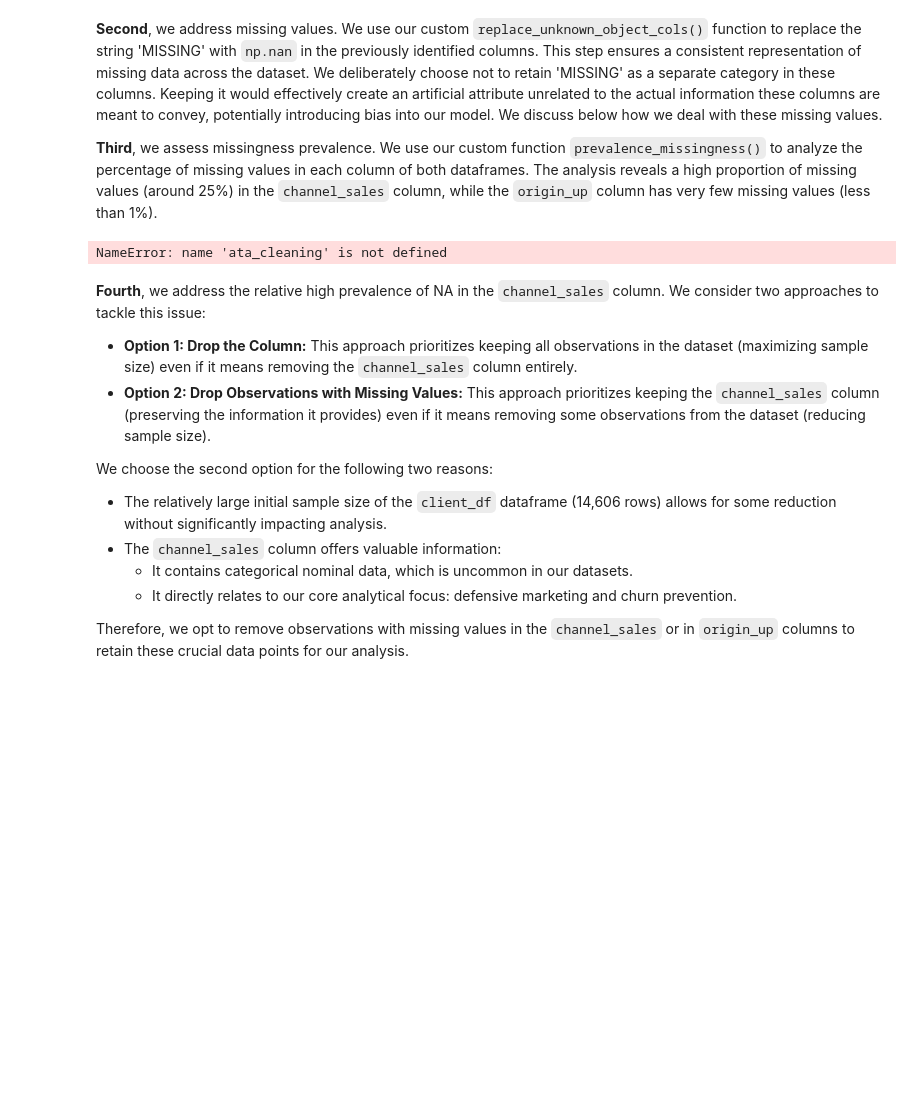
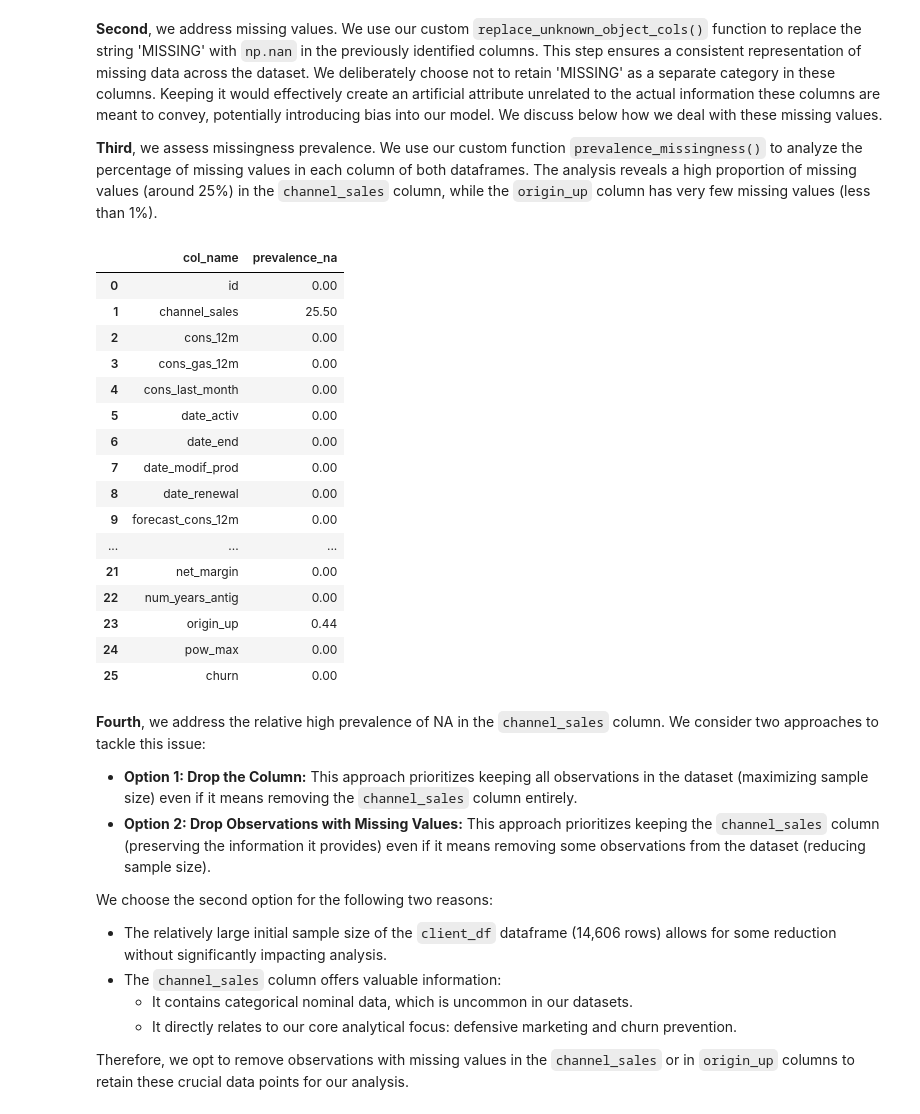
Before and after one commit to mmvvff/bcg_extended, a Jupyter notebook: baseline_notebooks/02_feature_engineering.ipynb, the cells around one changed output. Drawn from its saved outputs; the diff is of its cells as text; code cells hidden in the pictures; blank space fills up the shorter version.

Commit message:
correct errors in baseline notebooks

```diff
--- a/baseline_notebooks/02_feature_engineering.ipynb
+++ b/baseline_notebooks/02_feature_engineering.ipynb
@@ -170,9 +170,25 @@ Unique values denoting NA in all string columns of all dfs: ['MISSING']
 **Third**, we assess missingness prevalence. We use our custom function `prevalence_missingness()` to analyze the percentage of missing values in each column of both dataframes. The analysis reveals a high proportion of missing values (around 25%) in the `channel_sales` column, while the `origin_up` column has very few missing values (less than 1%).
 # %%
 client_df = data_cleaning.replace_unknown_object_cols(client_df, cols_string_missing_values).copy()
-ata_cleaning.prevalence_missingness(client_df)
+data_cleaning.prevalence_missingness(client_df)
 # %% [output]
-NameError: name 'ata_cleaning' is not defined
+|  | col_name | prevalence_na |
+| 0 | id | 0.00 |
+| 1 | channel_sales | 25.50 |
+| 2 | cons_12m | 0.00 |
+| 3 | cons_gas_12m | 0.00 |
+| 4 | cons_last_month | 0.00 |
+| 5 | date_activ | 0.00 |
+| 6 | date_end | 0.00 |
+| 7 | date_modif_prod | 0.00 |
+| 8 | date_renewal | 0.00 |
+| 9 | forecast_cons_12m | 0.00 |
+| ... | ... | ... |
+| 21 | net_margin | 0.00 |
+| 22 | num_years_antig | 0.00 |
+| 23 | origin_up | 0.44 |
+| 24 | pow_max | 0.00 |
+| 25 | churn | 0.00 |
 # %% [markdown]
 **Fourth**, we address the relative high prevalence of NA in the `channel_sales` column.  We consider two approaches to tackle this issue:
 
```
Also changed, not shown: parts of 2 cells of this notebook, 2 other files.
